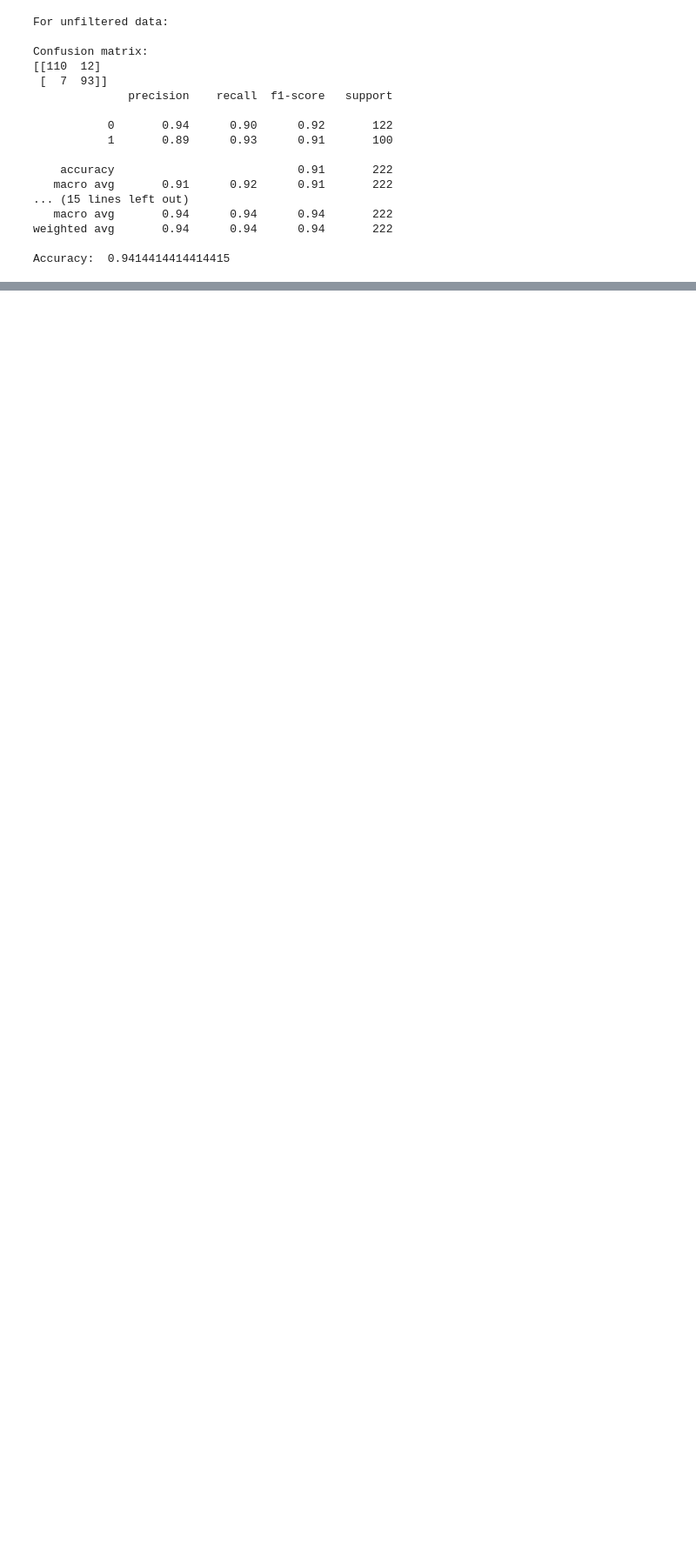
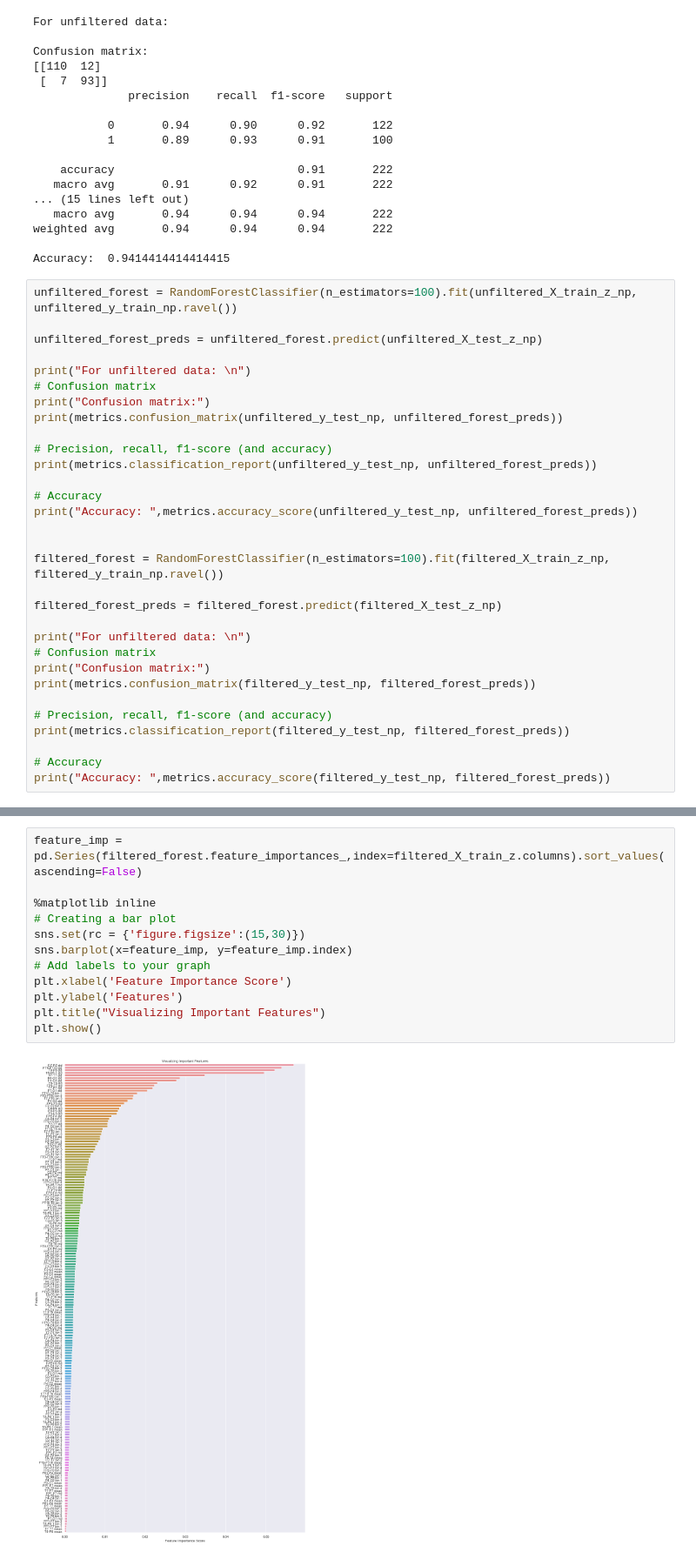
Before and after one commit to Juoksuorava/Biosignal-Analytics-2022, a Jupyter notebook: EEG_seizure_exercise.ipynb, the cells around one changed output, grey strips where cells are left out. Shown at 87% size. Drawn from its saved outputs; the diff is of its cells as text; blank space fills up the shorter version.

Commit message:
Random forest

```diff
--- a/EEG_seizure_exercise.ipynb
+++ b/EEG_seizure_exercise.ipynb
@@ -409,3 +411,34 @@ Confusion matrix:
 weighted avg       0.94      0.94      0.94       222
 
 Accuracy:  0.9414414414414415
+# %%
+unfiltered_forest = RandomForestClassifier(n_estimators=100).fit(unfiltered_X_train_z_np, unfiltered_y_train_np.ravel())
+
+unfiltered_forest_preds = unfiltered_forest.predict(unfiltered_X_test_z_np)
+
+print("For unfiltered data: \n")
+# Confusion matrix
+print("Confusion matrix:")
+print(metrics.confusion_matrix(unfiltered_y_test_np, unfiltered_forest_preds))
+
+# Precision, recall, f1-score (and accuracy)
+print(metrics.classification_report(unfiltered_y_test_np, unfiltered_forest_preds))
+
+# Accuracy
+print("Accuracy: ",metrics.accuracy_score(unfiltered_y_test_np, unfiltered_forest_preds))
+
+
+filtered_forest = RandomForestClassifier(n_estimators=100).fit(filtered_X_train_z_np, filtered_y_train_np.ravel())
+
+filtered_forest_preds = filtered_forest.predict(filtered_X_test_z_np)
+
+print("For unfiltered data: \n")
+# Confusion matrix
+print("Confusion matrix:")
+print(metrics.confusion_matrix(filtered_y_test_np, filtered_forest_preds))
+
+# Precision, recall, f1-score (and accuracy)
+print(metrics.classification_report(filtered_y_test_np, filtered_forest_preds))
+
+# Accuracy
+print("Accuracy: ",metrics.accuracy_score(filtered_y_test_np, filtered_forest_preds))
@@ -412,3 +463,17 @@ Accuracy:  0.9414414414414415
+# %%
+feature_imp = pd.Series(filtered_forest.feature_importances_,index=filtered_X_train_z.columns).sort_values(ascending=False)
+
+%matplotlib inline
+# Creating a bar plot
+sns.set(rc = {'figure.figsize':(15,30)})
+sns.barplot(x=feature_imp, y=feature_imp.index)
+# Add labels to your graph
+plt.xlabel('Feature Importance Score')
+plt.ylabel('Features')
+plt.title("Visualizing Important Features")
+plt.show()
+# %% [output]
+[figure, added]
 # %%
 ### Support vector machine
 
```
Also changed, not shown: parts of 3 cells of this notebook.
